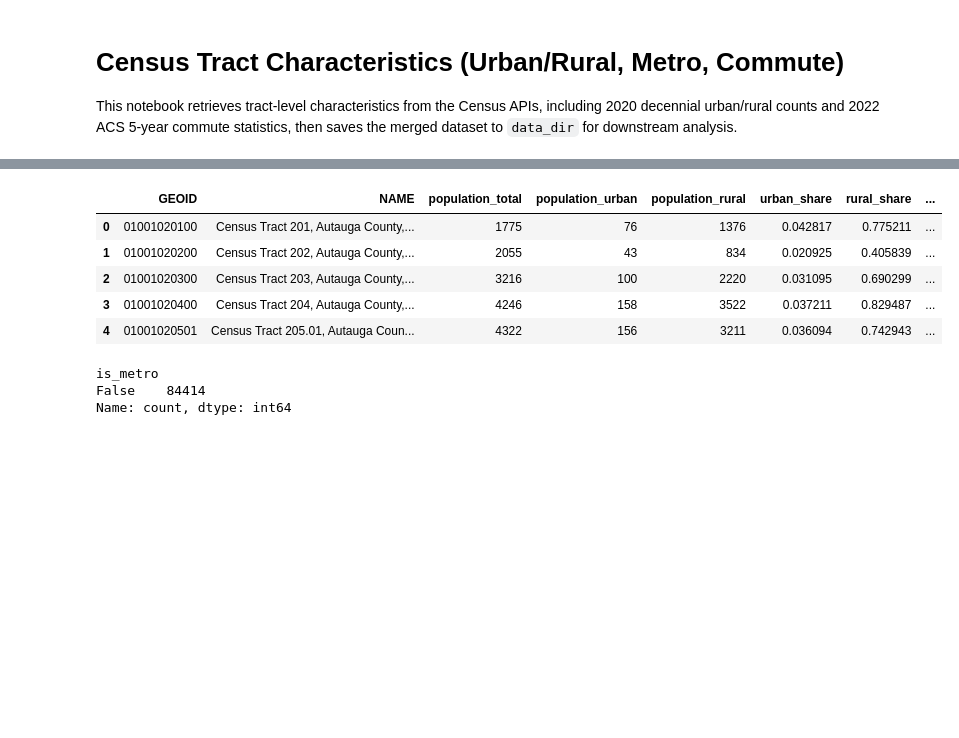
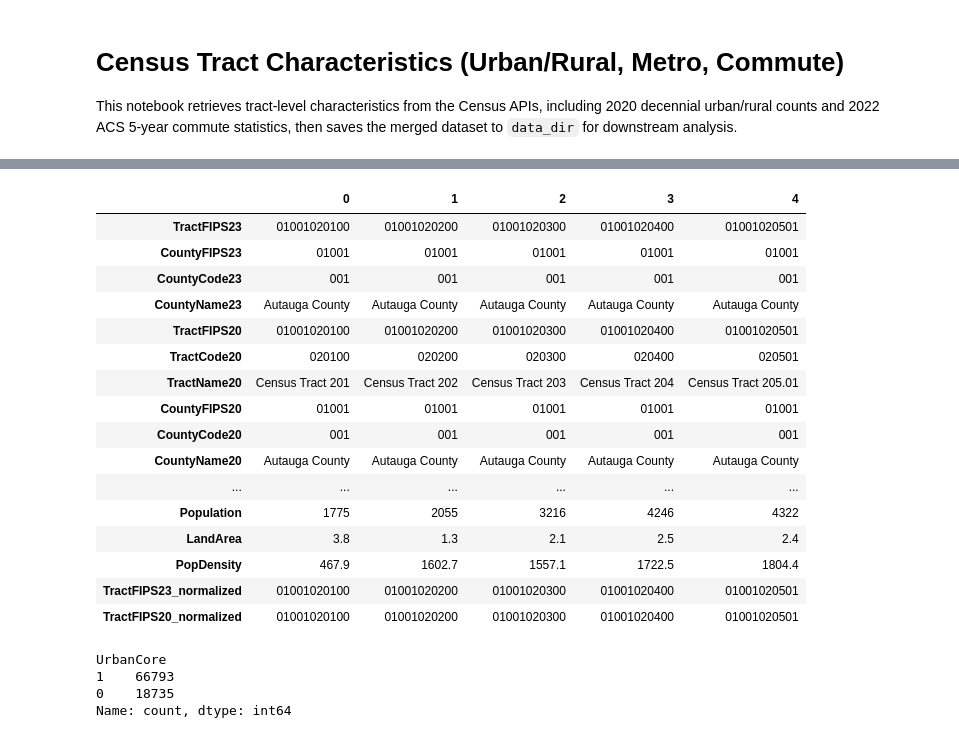
Before and after one commit to maxbusboom/WirelessIncome, a Jupyter notebook: notebooks/ericbusboom/02c_tract_characteristics.ipynb, the cells around one changed output, grey strips where cells are left out. Drawn from its saved outputs; the diff is of its cells as text; code cells hidden in the pictures; blank space fills up the shorter version.

```diff
--- a/notebooks/ericbusboom/02c_tract_characteristics.ipynb
+++ b/notebooks/ericbusboom/02c_tract_characteristics.ipynb
@@ -232,0 +24,7 @@ PosixPath('/Users/eric/proj/scratch/WirelessIncome/data/tract_characteristics.pa
+# %%
+chara_url = "https://ers.usda.gov/sites/default/files/_laserfiche/DataFiles/53241/RUCA-codes-2020-tract.csv"
+
+# USDA encodes this file as Latin-1, so specify the encoding to avoid decode errors.
+df = pd.read_csv(chara_url, encoding="latin-1", dtype=str, low_memory=False)
+print(f"Loaded {len(df):,} rows from RUCA file")
+df.head()
@@ -232,0 +40,28 @@ PosixPath('/Users/eric/proj/scratch/WirelessIncome/data/tract_characteristics.pa
+# %%
+tracts_url = "https://www2.census.gov/geo/tiger/GENZ2022/shp/cb_2022_us_tract_500k.zip"
+tracts_gdf = gpd.read_file(tracts_url)
+tracts_gdf = tracts_gdf[["GEOID", "NAME", "STATEFP", "COUNTYFP", "TRACTCE"]]
+print(f"Loaded {len(tracts_gdf):,} tract geometries from 2022 TIGER/Line")
+
+tract_cols = [col for col in ["TractFIPS23", "TractFIPS20", "TractFIPS"] if col in df.columns]
+if not tract_cols:
+    raise ValueError("RUCA file is missing expected TractFIPS columns")
+
+link_checks = []
+geoids = set(tracts_gdf["GEOID"].astype(str))
+for col in tract_cols:
+    values = df[col].astype(str).str.strip().str.zfill(11)
+    df[col + "_normalized"] = values
+    matches = values.isin(geoids)
+    link_checks.append(
+        {
+            "column": col,
+            "count": len(values),
+            "matches": matches.sum(),
+            "match_pct": matches.mean(),
+        }
+    )
+
+link_df = pd.DataFrame(link_checks)
+print("TractFIPS linkage quality vs GEOID:")
+link_df
@@ -233,15 +74,27 @@ PosixPath('/Users/eric/proj/scratch/WirelessIncome/data/tract_characteristics.pa
 # %%
-df.head()
+df.head().T
 # %% [output]
-|  | GEOID | NAME | population_total | population_urban | population_rural | urban_share | rural_share | ... |
-| 0 | 01001020100 | Census Tract 201, Autauga County,... | 1775 | 76 | 1376 | 0.042817 | 0.775211 | ... |
-| 1 | 01001020200 | Census Tract 202, Autauga County,... | 2055 | 43 | 834 | 0.020925 | 0.405839 | ... |
-| 2 | 01001020300 | Census Tract 203, Autauga County,... | 3216 | 100 | 2220 | 0.031095 | 0.690299 | ... |
-| 3 | 01001020400 | Census Tract 204, Autauga County,... | 4246 | 158 | 3522 | 0.037211 | 0.829487 | ... |
-| 4 | 01001020501 | Census Tract 205.01, Autauga Coun... | 4322 | 156 | 3211 | 0.036094 | 0.742943 | ... |
+|  | 0 | 1 | 2 | 3 | 4 |
+| TractFIPS23 | 01001020100 | 01001020200 | 01001020300 | 01001020400 | 01001020501 |
+| CountyFIPS23 | 01001 | 01001 | 01001 | 01001 | 01001 |
+| CountyCode23 | 001 | 001 | 001 | 001 | 001 |
+| CountyName23 | Autauga County | Autauga County | Autauga County | Autauga County | Autauga County |
+| TractFIPS20 | 01001020100 | 01001020200 | 01001020300 | 01001020400 | 01001020501 |
+| TractCode20 | 020100 | 020200 | 020300 | 020400 | 020501 |
+| TractName20 | Census Tract 201 | Census Tract 202 | Census Tract 203 | Census Tract 204 | Census Tract 205.01 |
+| CountyFIPS20 | 01001 | 01001 | 01001 | 01001 | 01001 |
+| CountyCode20 | 001 | 001 | 001 | 001 | 001 |
+| CountyName20 | Autauga County | Autauga County | Autauga County | Autauga County | Autauga County |
+| ... | ... | ... | ... | ... | ... |
+| Population | 1775 | 2055 | 3216 | 4246 | 4322 |
+| LandArea | 3.8 | 1.3 | 2.1 | 2.5 | 2.4 |
+| PopDensity | 467.9 | 1602.7 | 1557.1 | 1722.5 | 1804.4 |
+| TractFIPS23_normalized | 01001020100 | 01001020200 | 01001020300 | 01001020400 | 01001020501 |
+| TractFIPS20_normalized | 01001020100 | 01001020200 | 01001020300 | 01001020400 | 01001020501 |
 # %%
-df.is_metro.value_counts()
+df.UrbanCore.value_counts()
 # %% [output]
-is_metro
-False    84414
+UrbanCore
+1    66793
+0    18735
 Name: count, dtype: int64
```
Also changed, not shown: parts of 12 cells of this notebook, 5 other files.
